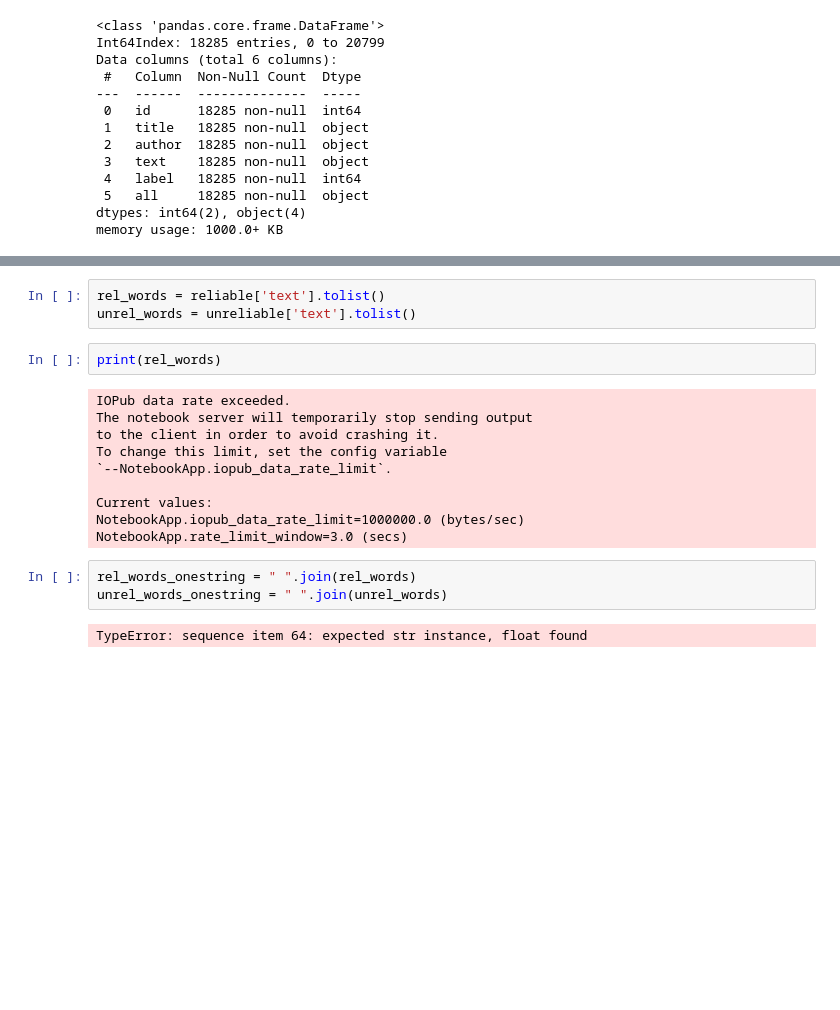
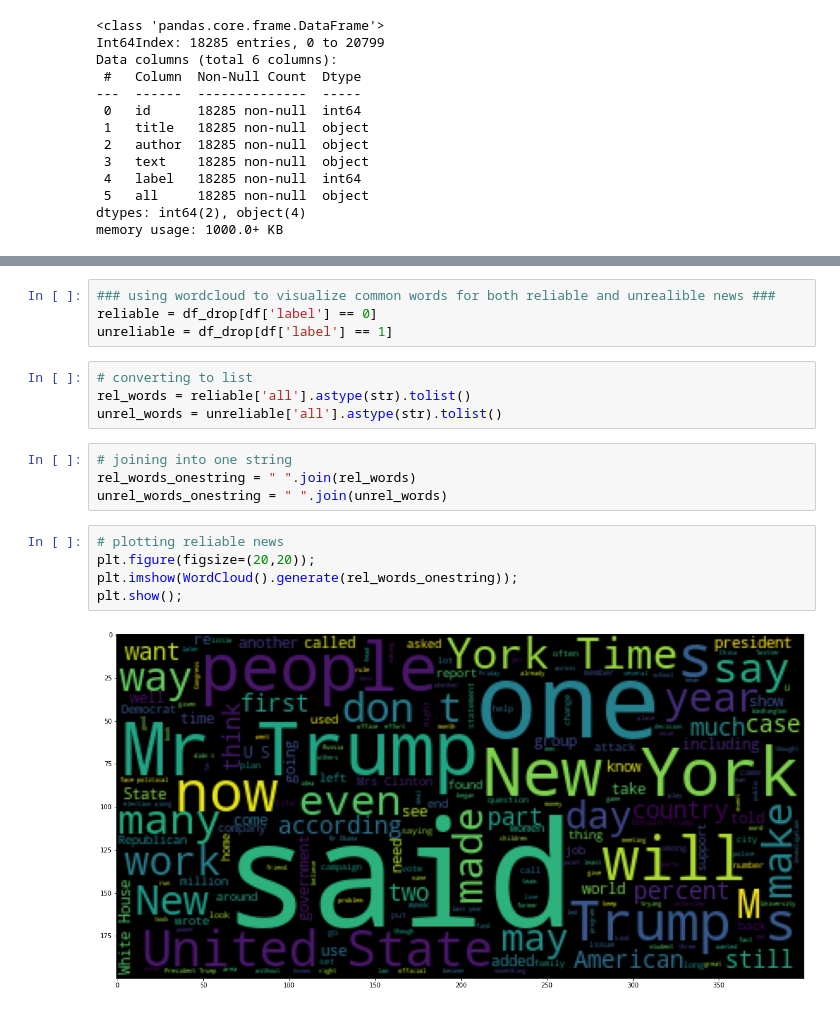
Before and after one commit to emilbello/newsish, a Jupyter notebook: FakeNewsPredictor.ipynb, the cells around one changed output, grey strips where cells are left out. Cells and saved outputs as stored; diff of their text form; blank space fills up the shorter version.

```diff
--- a/FakeNewsPredictor.ipynb
+++ b/FakeNewsPredictor.ipynb
@@ -139,20 +117,19 @@ unreliable.head()
-# %%
-rel_words = reliable['text'].tolist()
-unrel_words = unreliable['text'].tolist()
-# %%
-print(rel_words)
-# %% [output]
-IOPub data rate exceeded.
-The notebook server will temporarily stop sending output
-to the client in order to avoid crashing it.
-To change this limit, set the config variable
-`--NotebookApp.iopub_data_rate_limit`.
-
-Current values:
-NotebookApp.iopub_data_rate_limit=1000000.0 (bytes/sec)
-NotebookApp.rate_limit_window=3.0 (secs)
+# %%
+### using wordcloud to visualize common words for both reliable and unrealible news ###
+reliable = df_drop[df['label'] == 0]
+unreliable = df_drop[df['label'] == 1]
+# %%
+# converting to list
+rel_words = reliable['all'].astype(str).tolist()
+unrel_words = unreliable['all'].astype(str).tolist()
 # %%
+# joining into one string
 rel_words_onestring = " ".join(rel_words)
 unrel_words_onestring = " ".join(unrel_words)
-# %% [output]
-TypeError: sequence item 64: expected str instance, float found
+# %%
+# plotting reliable news
+plt.figure(figsize=(20,20));
+plt.imshow(WordCloud().generate(rel_words_onestring));
+plt.show();
+# %% [output]
+[figure, added]
```
Also changed, not shown: parts of 18 cells of this notebook.
